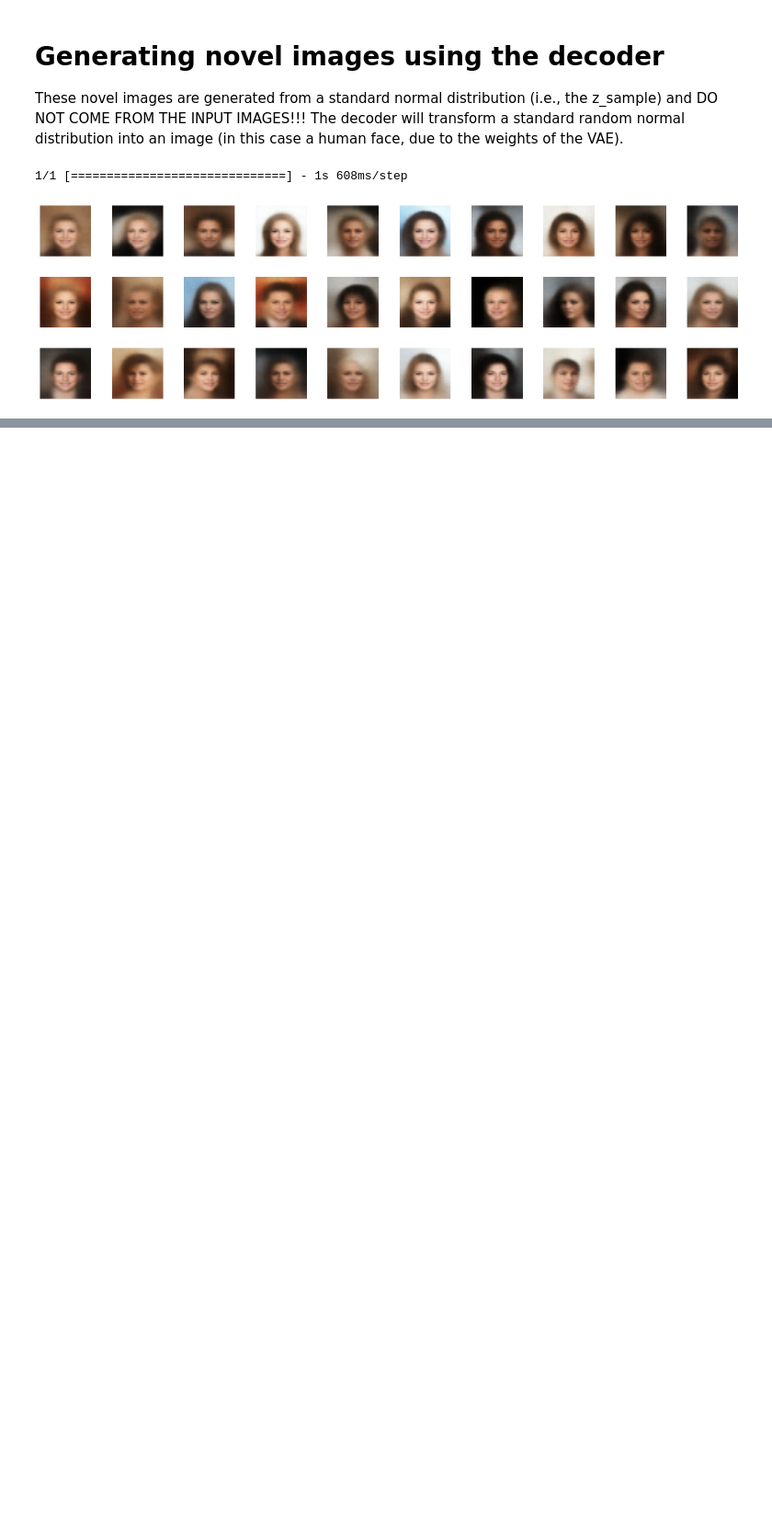
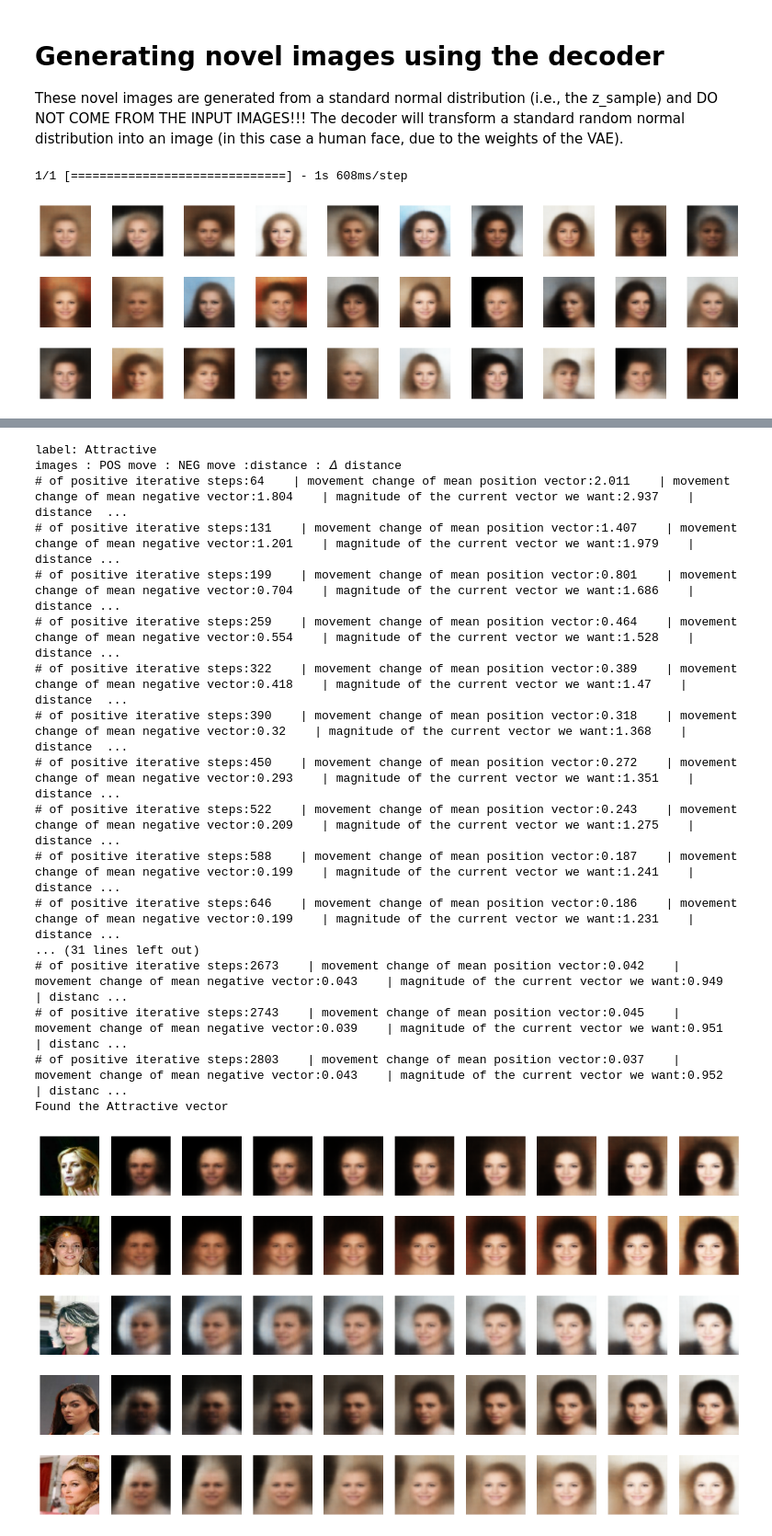
Before and after one commit to AdamClarkStandke/GenerativeDeepLearning, a Jupyter notebook: VAE.ipynb, the cells around one changed output, grey strips where cells are left out. Shown at 92% size. Saved outputs shown, nothing was run; the diff lists cells and outputs as text; code cells hidden in the pictures; blank space fills up the shorter version.

```diff
--- a/VAE.ipynb
+++ b/VAE.ipynb
@@ -303,10 +303,14 @@ train_data = utils.image_dataset_from_directory(
 # %% [output]
 Found 202599 files belonging to 1 classes.
 # %%
-# Preprocess the data
-def preprocess(img):
-    img = tf.cast(img, "float32") / 255.0
-    return img
+# # Preprocess the data
+# def preprocess(img):
+#     img = tf.cast(img, "float32") / 255.0
+#     return img
 
 
-train = train_data.map(lambda x: preprocess(x))
+# train = train_data.map(lambda x: preprocess(x))
+# %%
+# Load the label dataset
+attributes = pd.read_csv("dataset/list_attr_celeba.csv")
+print(attributes.head())
@@ -312,0 +335,13 @@ train = train_data.map(lambda x: preprocess(x))
+# %%
+# Load the face data with label attached
+LABEL = "Attractive"  # <- Set this label
+train_data = utils.image_dataset_from_directory(
+    "dataset/img_align_celeba/img_align_celeba",
+    labels=attributes[LABEL].tolist(),
+    color_mode="rgb",
+    image_size=(IMAGE_SIZE, IMAGE_SIZE),
+    batch_size=BATCH_SIZE,
+    shuffle=True,
+    seed=42,
+    interpolation="bilinear",
+)
@@ -313,3 +350,11 @@ train = train_data.map(lambda x: preprocess(x))
+# %%
+# Preprocess the data
+def preprocess(img):
+    img = tf.cast(img, "float32") / 255.0
+    return img
+
+
+labelled = train_data.map(lambda x, y: (preprocess(x), y))
 # %%
 train_sample = sample_batch(train)
 display(train_sample, cmap=None)
@@ -630,0 +796,24 @@ for i in range(grid_width * grid_height):
+# %%
+# Find the attribute vector
+attribute_vec = get_vector_from_label(labelled, vae, Z_DIM, LABEL)
+# Add vector to images
+add_vector_to_images(labelled, vae, attribute_vec)
+# %% [output]
+label: Attractive
+images : POS move : NEG move :distance : 𝛥 distance
+# of positive iterative steps:64    | movement change of mean position vector:2.011    | movement change of mean negative vector:1.804    | magnitude of the current vector we want:2.937    | distance  ...
+# of positive iterative steps:131    | movement change of mean position vector:1.407    | movement change of mean negative vector:1.201    | magnitude of the current vector we want:1.979    | distance ...
+# of positive iterative steps:199    | movement change of mean position vector:0.801    | movement change of mean negative vector:0.704    | magnitude of the current vector we want:1.686    | distance ...
+# of positive iterative steps:259    | movement change of mean position vector:0.464    | movement change of mean negative vector:0.554    | magnitude of the current vector we want:1.528    | distance ...
+# of positive iterative steps:322    | movement change of mean position vector:0.389    | movement change of mean negative vector:0.418    | magnitude of the current vector we want:1.47    | distance  ...
+# of positive iterative steps:390    | movement change of mean position vector:0.318    | movement change of mean negative vector:0.32    | magnitude of the current vector we want:1.368    | distance  ...
+# of positive iterative steps:450    | movement change of mean position vector:0.272    | movement change of mean negative vector:0.293    | magnitude of the current vector we want:1.351    | distance ...
+# of positive iterative steps:522    | movement change of mean position vector:0.243    | movement change of mean negative vector:0.209    | magnitude of the current vector we want:1.275    | distance ...
+# of positive iterative steps:588    | movement change of mean position vector:0.187    | movement change of mean negative vector:0.199    | magnitude of the current vector we want:1.241    | distance ...
+# of positive iterative steps:646    | movement change of mean position vector:0.186    | movement change of mean negative vector:0.199    | magnitude of the current vector we want:1.231    | distance ...
+... (31 lines left out)
+# of positive iterative steps:2673    | movement change of mean position vector:0.042    | movement change of mean negative vector:0.043    | magnitude of the current vector we want:0.949    | distanc ...
+# of positive iterative steps:2743    | movement change of mean position vector:0.045    | movement change of mean negative vector:0.039    | magnitude of the current vector we want:0.951    | distanc ...
+# of positive iterative steps:2803    | movement change of mean position vector:0.037    | movement change of mean negative vector:0.043    | magnitude of the current vector we want:0.952    | distanc ...
+Found the Attractive vector
+[figure, added]
```
Also changed, not shown: parts of 5 cells of this notebook.
